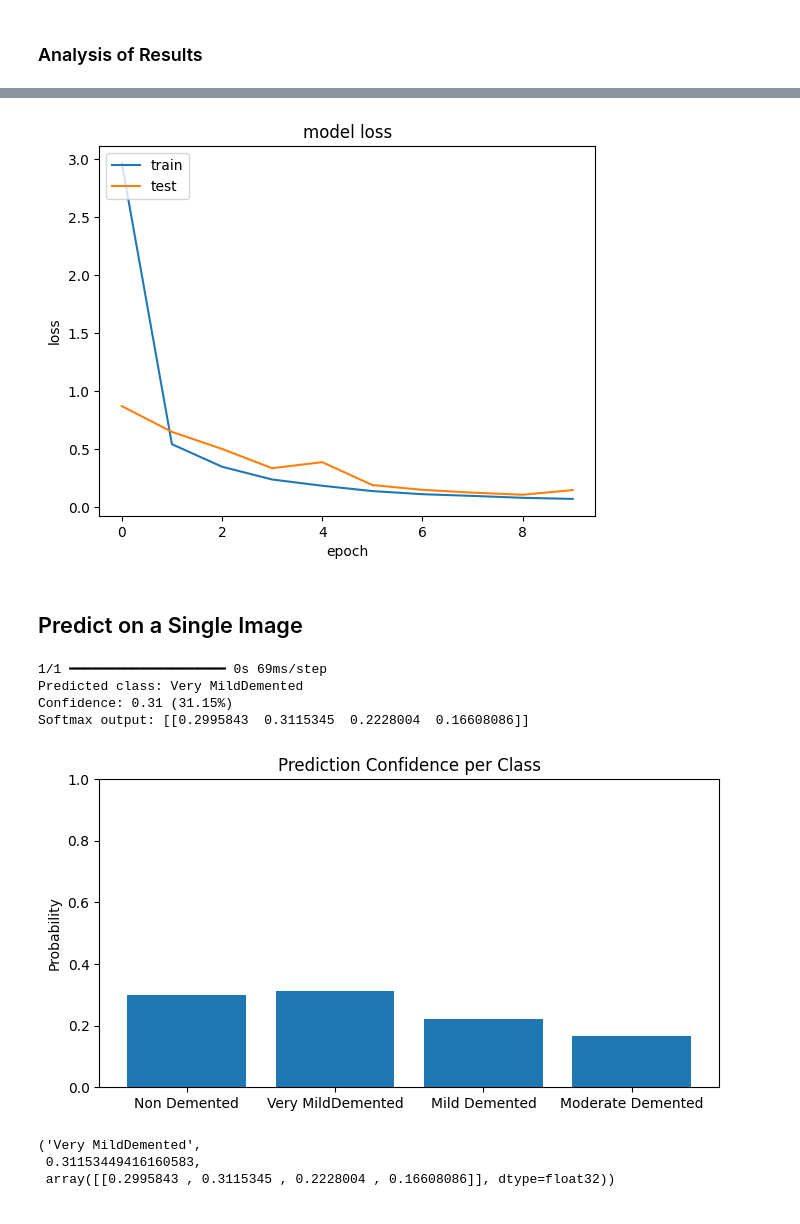
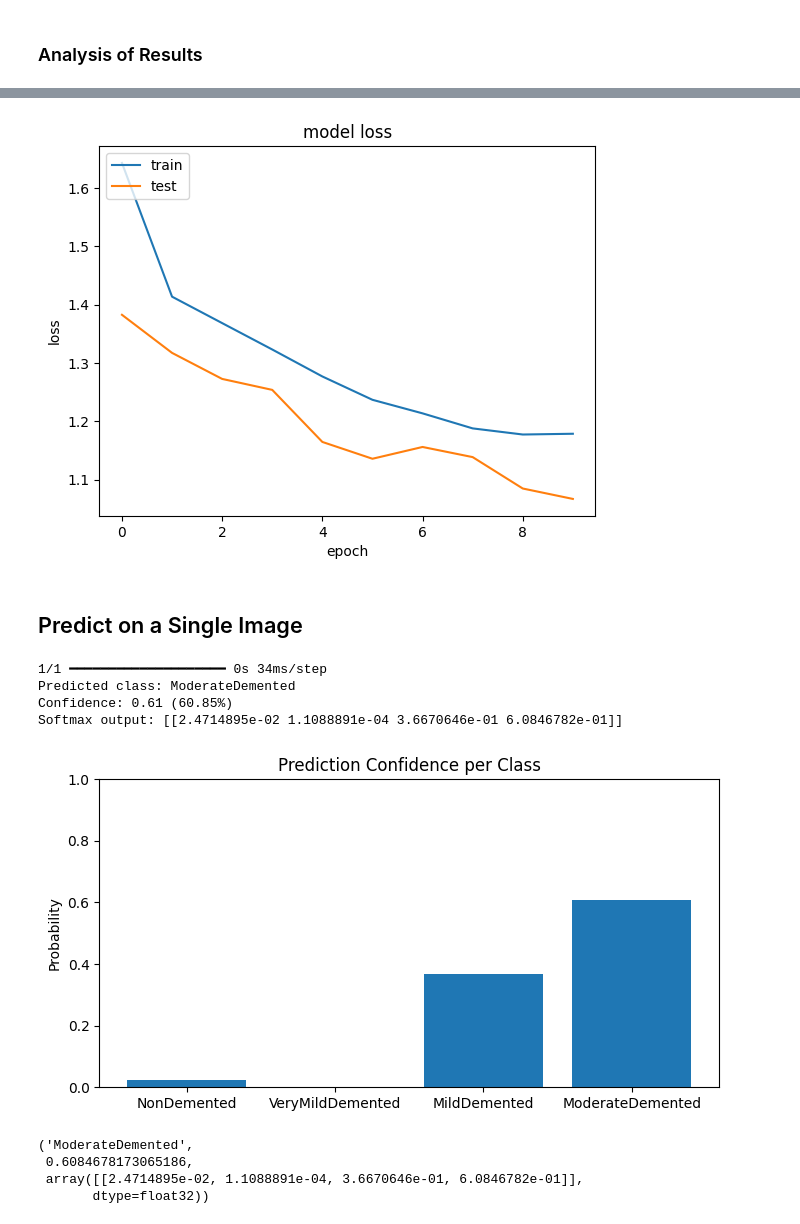
Before and after one commit to AIBC2024/Group2_Project3_AI_Chatbot, a Jupyter notebook: MRI_dementia_classification_load_model.ipynb, the cells around one changed output, grey strips where cells are left out. Drawn from its saved outputs; the diff is of its cells as text; code cells hidden in the pictures.

```diff
--- a/MRI_dementia_classification_load_model.ipynb
+++ b/MRI_dementia_classification_load_model.ipynb
@@ -51,8 +70,8 @@ imageDataGenerator_params = {
 # %%
 # Image Generators Variables
 
-# Resize all input images to 224x224
-image_size = (224, 224)
+# Resize all input images to 240x240
+image_size = (240, 240)
 
 #Number of images the model processes before updating weights
 batch_size = 32
@@ -60,8 +79,11 @@ batch_size = 32
 # Set the color space
 color_mode = 'rgb'
 
+# Class mode
+class_mode = 'categorical'
+
 # Define the class order
-class_order = ['Non Demented', 'Very MildDemented', 'Mild Demented', 'Moderate Demented']
+class_labels = ['NonDemented', 'VeryMildDemented', 'MildDemented', 'ModerateDemented']
 # %%
 # Rescaling [0,1] for neural networks to process normalized values
 train_datagen = ImageDataGenerator(imageDataGenerator_params)
@@ -177,12 +206,12 @@ Test Class indices: {'Non Demented': 0, 'Very MildDemented': 1, 'Mild Demented':
 ## Load the Model and History files
 # %%
 # Load the model
-model = load_model('saved_models/dementia_cnn_sequential_1_model_V5.keras')
+model = load_model('saved_models/dementia_cnn_sequential_model_V8.keras')
 # %%
 # Load the pickle file into history
 import pickle
 
-with open('saved_models/dementia_cnn_sequential_1_history_V5.pkl', 'rb') as f:
+with open('saved_models/dementia_cnn_sequential_history_V8.pkl', 'rb') as f:
     history_dict = pickle.load(f)
 
 class History:
@@ -261,13 +294,13 @@ plt.xlabel('epoch')
 plt.legend(['train', 'test'], loc='upper left')
 plt.show()
 # %% [output]
-[figure, old version]
+[figure, new version]
 # %% [markdown]
 ## Predict on a Single Image
 # %%
 def predict_single_image(image_path):
-    # Load image as grayscale and resize
-    img = load_img(image_path, color_mode='rgb', target_size=(224, 224))
+    # Load image and resize
+    img = load_img(image_path, color_mode='rgb', target_size=(240, 240))
 
     # Convert to array
     img_array = img_to_array(img)
@@ -282,7 +315,7 @@ def predict_single_image(image_path):
     confidence = float(np.max(preds))
 
     # Update with your class labels
-    predicted_label = class_order[predicted_index]
+    predicted_label = class_labels[predicted_index]
 
     # Output
     print(f"Predicted class: {predicted_label}")
@@ -291,7 +324,7 @@ def predict_single_image(image_path):
 
     # Plot confidence for all classes
     plt.figure(figsize=(8, 4))
-    plt.bar(class_order, preds[0])
+    plt.bar(class_labels, preds[0])
     plt.title("Prediction Confidence per Class")
     plt.ylabel("Probability")
     plt.ylim(0, 1)
@@ -300,13 +333,14 @@ def predict_single_image(image_path):
     return predicted_label, confidence, preds
 # %%
 # Predict a single image
-predict_single_image("saved_models/nonDem1422.jpg")
+predict_single_image("saved_models/verymildDem108.jpg")
 # %% [output]
-1/1 ━━━━━━━━━━━━━━━━━━━━ 0s 69ms/step
-Predicted class: Very MildDemented
-Confidence: 0.31 (31.15%)
-Softmax output: [[0.2995843  0.3115345  0.2228004  0.16608086]]
+1/1 ━━━━━━━━━━━━━━━━━━━━ 0s 34ms/step
+Predicted class: ModerateDemented
+Confidence: 0.61 (60.85%)
+Softmax output: [[2.4714895e-02 1.1088891e-04 3.6670646e-01 6.0846782e-01]]
-[figure, old version]
+[figure, new version]
-('Very MildDemented',
- 0.31153449416160583,
- array([[0.2995843 , 0.3115345 , 0.2228004 , 0.16608086]], dtype=float32))
+('ModerateDemented',
+ 0.6084678173065186,
+ array([[2.4714895e-02, 1.1088891e-04, 3.6670646e-01, 6.0846782e-01]],
+       dtype=float32))
```
Also changed, not shown: parts of 12 cells of this notebook, 2 other files.
